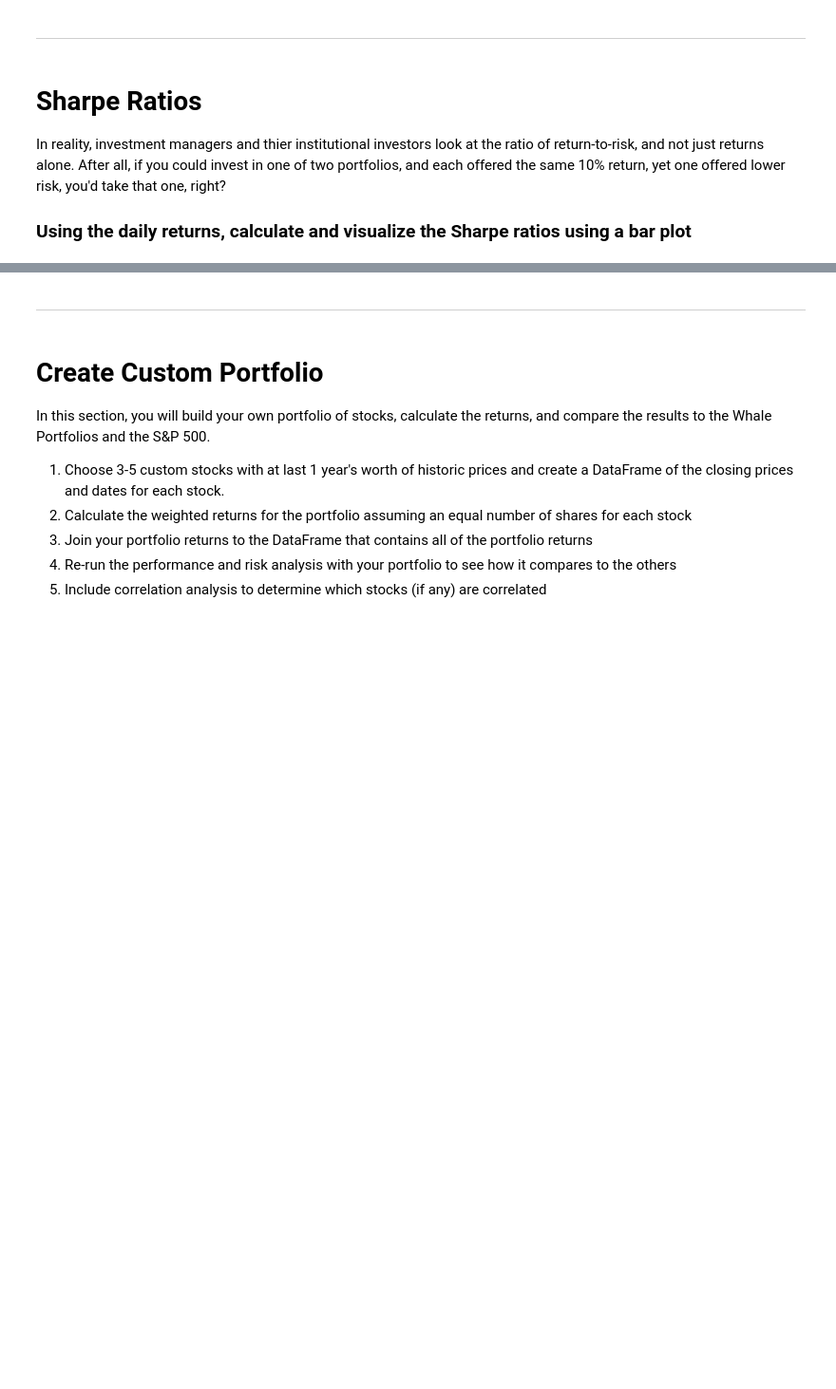
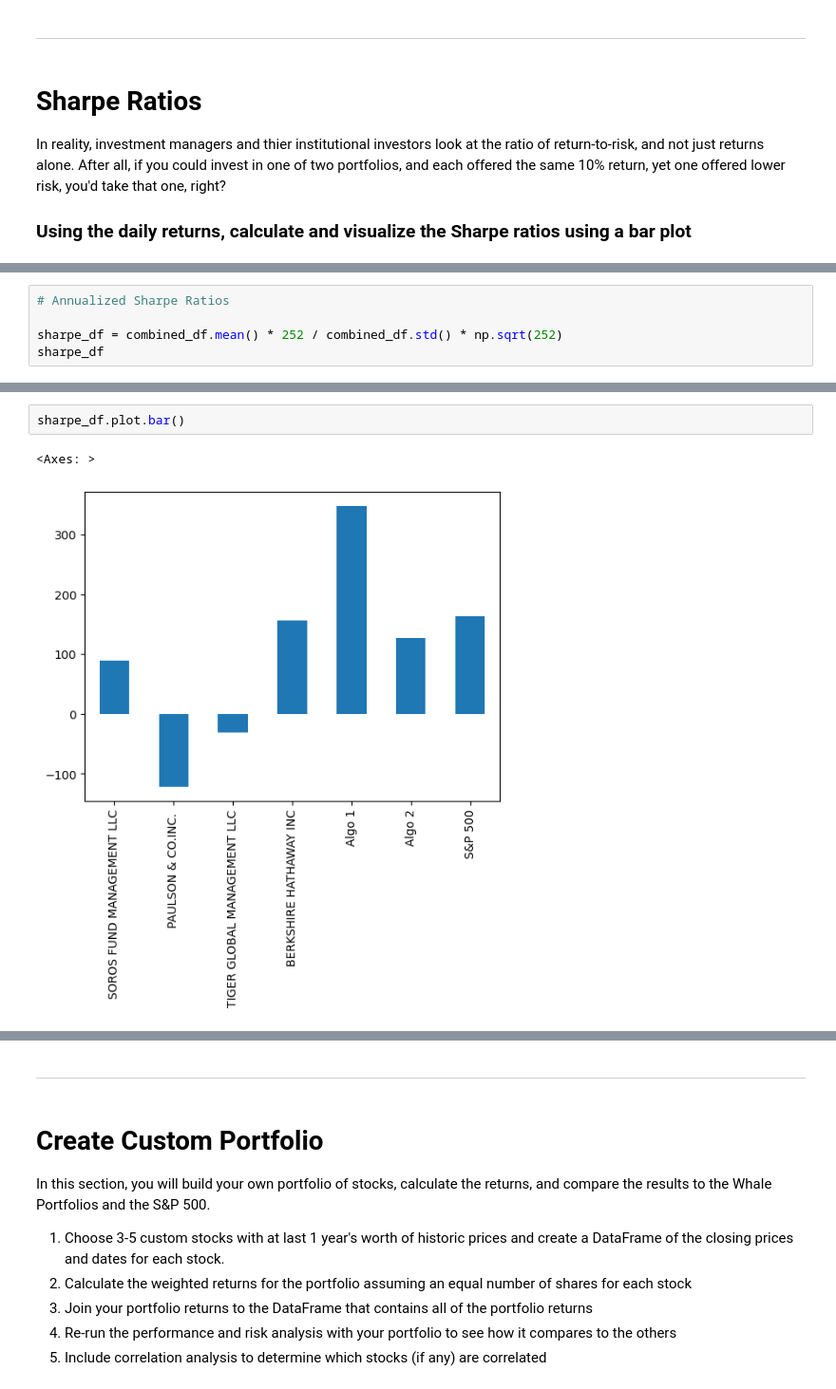
Before and after one commit to helobonetti/a_whale_off_the_port_folio, a Jupyter notebook: whale_analysis.ipynb, the cells around one changed output, grey strips where cells are left out. Shown at 95% size. Saved outputs shown, nothing was run; the diff lists cells and outputs as text; blank space fills up the shorter version.

```diff
--- a/whale_analysis.ipynb
+++ b/whale_analysis.ipynb
@@ -478,0 +457,5 @@ Altough, in reality, investment managers and thier institutional investors look
+# %%
+# Annualized Sharpe Ratios
+
+sharpe_df = combined_df.mean() * 252 / combined_df.std() * np.sqrt(252)
+sharpe_df
@@ -478,0 +471,5 @@ Altough, in reality, investment managers and thier institutional investors look
+# %%
+sharpe_df.plot.bar()
+# %% [output]
+<Axes: >
+[figure, added]
```
Also changed, not shown: parts of 31 cells of this notebook.
